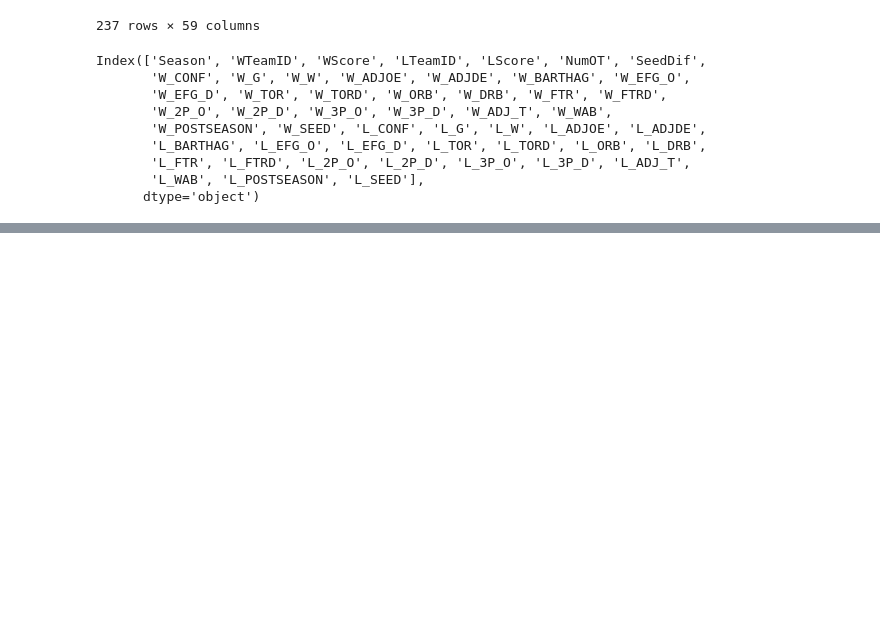
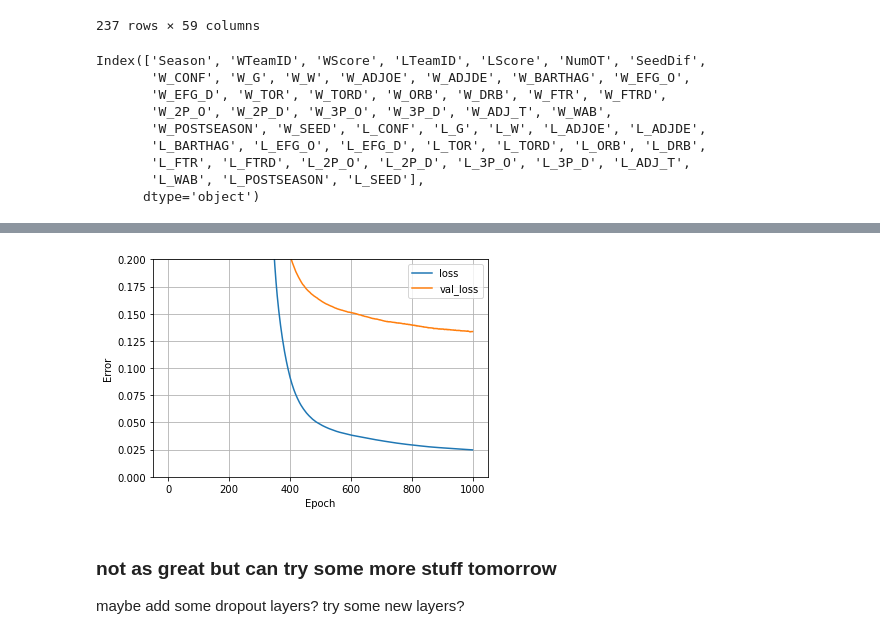
Before and after one commit to maxwnewcomer/minneMUDAC2021, a Jupyter notebook: analysis.ipynb, the cells around one changed output, grey strips where cells are left out. Drawn from its saved outputs; the diff is of its cells as text; code cells hidden in the pictures; blank space fills up the shorter version.

```diff
--- a/analysis.ipynb
+++ b/analysis.ipynb
@@ -327,0 +413,9 @@ randomdf
+# %%
+plot_loss(history, .2)
+# %% [output]
+[figure, added]
+# %% [markdown]
+### not as great but can try some more stuff tomorrow
+
+maybe add some dropout layers?
+try some new layers?
```
Also changed, not shown: parts of 19 cells of this notebook.
